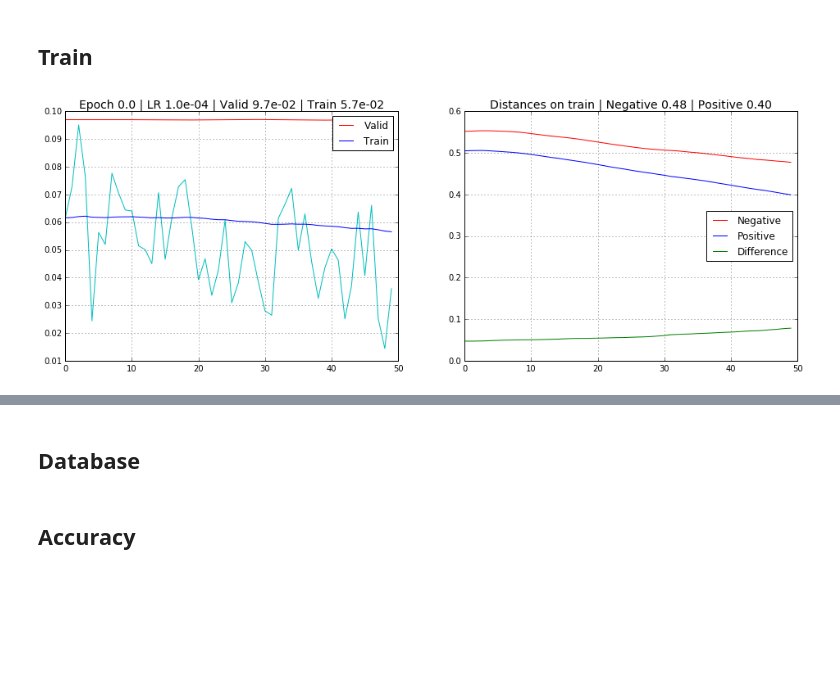
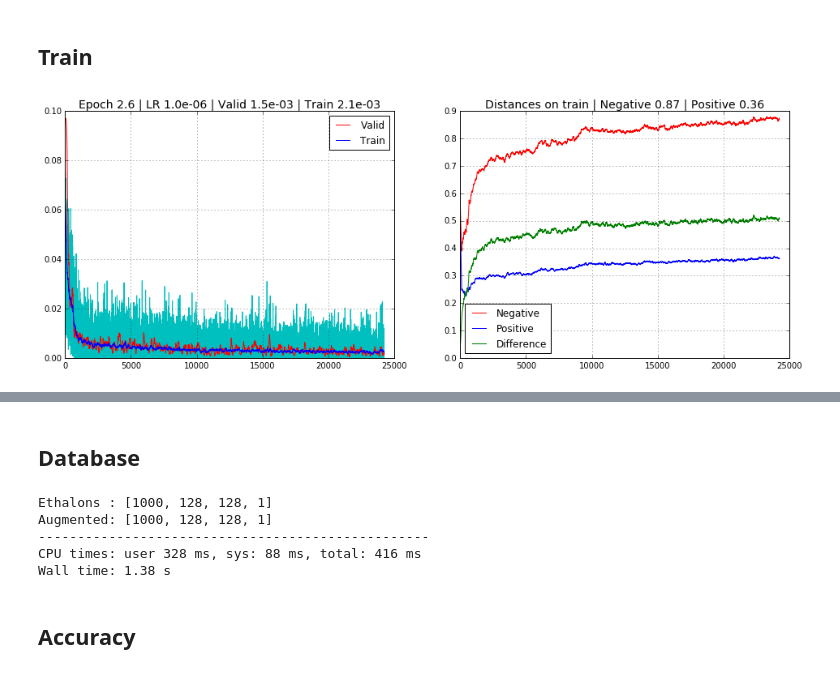
Before and after one commit to RomanKoshelev/deepcoins, a Jupyter notebook: model-5.ipynb, the cells around one changed output, grey strips where cells are left out. Drawn from its saved outputs; the diff is of its cells as text; code cells hidden in the pictures; blank space fills up the shorter version.

```diff
--- a/model-5.ipynb
+++ b/model-5.ipynb
@@ -89,17 +89,17 @@ Wall time: 14.4 s
 # %%
 %%time
 try:
     model.train(
-        step_num   = 10000,
+        step_num   = 100000,
         batch_size = 32,
-        lr         = {1:1e-4, 0.02:3e-5, 0.01:1e-5, 5e-3:3e-6}, #1e-3:3e-6, 1e-4:1e-6},
+        lr         = {1:1e-4, 0.02:3e-5, 0.01:1e-5, 7e-3:3e-6, 4e-3:1e-6, 2e-3:3e-7},
         tr_dataset = tr_dataset,
         va_dataset = va_dataset,
         margin     = margin,
         log_scale  = False)
 except KeyboardInterrupt:
     pass
 model.save(model_path)
 print('-'*50)
 # %% [output]
-[figure, old version]
+[figure, new version]
@@ -115,6 +118,12 @@ dbase.build(model, ethalons)
 print("Ethalons :", list(ethalons.shape))
 print("Augmented:", list(augmented.shape))
 print('-'*50)
+# %% [output]
+Ethalons : [1000, 128, 128, 1]
+Augmented: [1000, 128, 128, 1]
+--------------------------------------------------
+CPU times: user 328 ms, sys: 88 ms, total: 416 ms
+Wall time: 1.38 s
 # %% [markdown]
 ## Accuracy
 # %%
```
Also changed, not shown: parts of 3 cells of this notebook, 1 other file.
